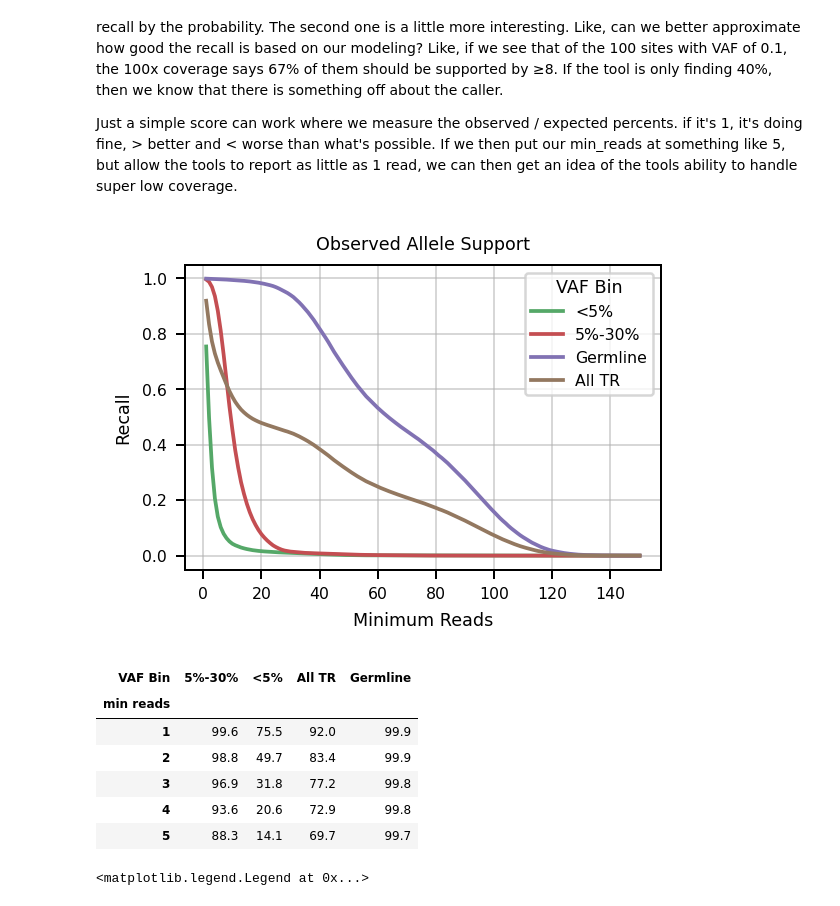
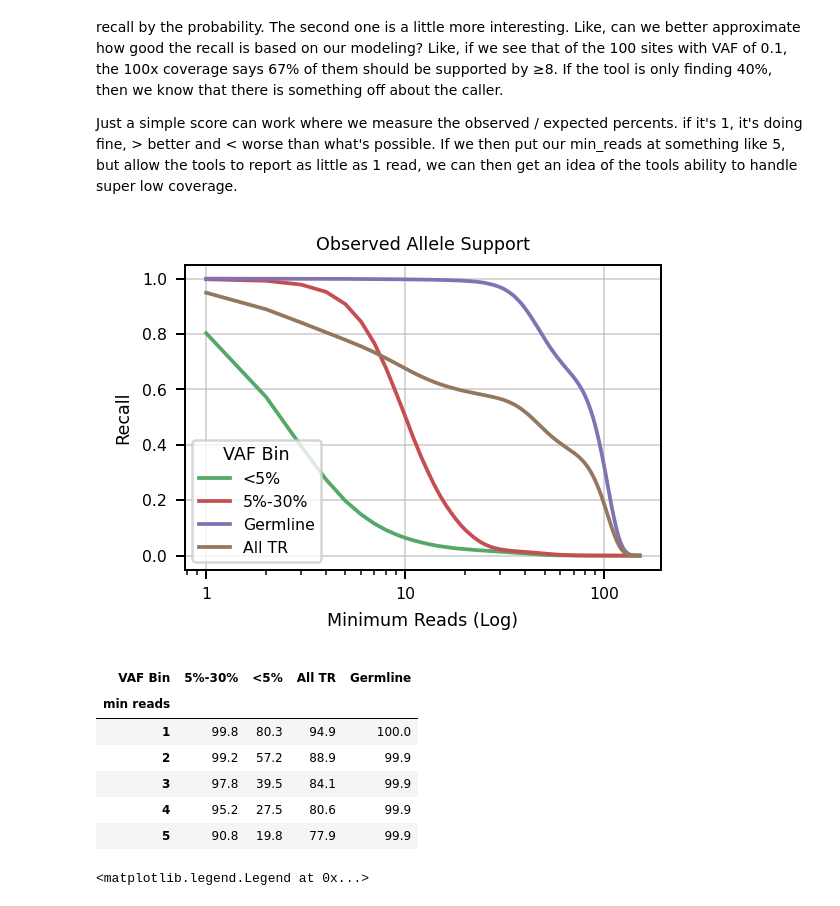
Before and after one commit to BCM-HGSC/SMaHT_MIMS, a Jupyter notebook: coverage_calculator/ModelingVAFx.ipynb, the cells around one changed output. Drawn from its saved outputs; the diff is of its cells as text; code cells hidden in the pictures.

```diff
--- a/coverage_calculator/ModelingVAFx.ipynb
+++ b/coverage_calculator/ModelingVAFx.ipynb
@@ -20,8 +20,9 @@ Just a simple score can work where we measure the observed / expected percents.
 import pandas as pd
 import seaborn as sb
 import matplotlib.pyplot as plt
+from matplotlib.ticker import ScalarFormatter
 
-full_data = pd.read_parquet("../allele_delta/data/hapmix.allele_delta.hifi.WashU.pq")
+full_data = pd.read_parquet("../analysis/allele_delta/data/hapmix.allele_delta.hifi.WashU.pq")
 #measure = full_data[(full_data['observed_vaf'] != 0)
 #           ].sample(5000, random_state=20)
 measure = full_data
@@ -89,36 +90,38 @@ plt.rcParams.update({
     "xtick.labelsize": font_size * 0.9,
     "ytick.labelsize": font_size * 0.9,
     "legend.fontsize": font_size * 0.9,
 })
 
 fig, ax = plt.subplots(nrows=1,
                        ncols=1,
                        #figsize=(5 * len(files), 5),
                        figsize=(3.25, 2.4), # For hifi.washu
                        squeeze=False,
                        sharex='row',
                        sharey='row',
                        dpi=180,
                       )
 
 p = sb.lineplot(data=obs_dis,
                 x="min reads",
                 y="recall",
                 hue='VAF Bin',
                 hue_order=['<5%', '5%-30%', 'Germline', 'All TR'],
                 zorder=2,
                 ax = ax[0][0],
                palette=palette[2:-2],
                )
-_ = p.set(ylabel="Recall", xlabel="Minimum Reads",
+_ = p.set(ylabel="Recall", xlabel="Minimum Reads (Log)",
           title=f"Observed Allele Support",
          )
 plt.grid(alpha=0.5)
 plt.tight_layout()
-plt.savefig("Figure2c.pdf")
+plt.xscale('log')
+ax[0][0].xaxis.set_major_formatter(ScalarFormatter())
+plt.savefig("Figure2c_log.pdf")
 plt.show()
 # %% [output]
-[figure, old version]
+[figure, new version]
 # %%
 view = obs_dis[obs_dis['min reads'].between(1,5)]
 view = view.melt(id_vars = ['min reads', 'VAF Bin'], value_vars=['recall'])
@@ -126,11 +129,11 @@ view = view.melt(id_vars = ['min reads', 'VAF Bin'], value_vars=['recall'])
 # %% [output]
 | VAF Bin | 5%-30% | <5% | All TR | Germline |
 | min reads |  |  |  |  |
-| 1 | 99.6 | 75.5 | 92.0 | 99.9 |
-| 2 | 98.8 | 49.7 | 83.4 | 99.9 |
-| 3 | 96.9 | 31.8 | 77.2 | 99.8 |
-| 4 | 93.6 | 20.6 | 72.9 | 99.8 |
-| 5 | 88.3 | 14.1 | 69.7 | 99.7 |
+| 1 | 99.8 | 80.3 | 94.9 | 100.0 |
+| 2 | 99.2 | 57.2 | 88.9 | 99.9 |
+| 3 | 97.8 | 39.5 | 84.1 | 99.9 |
+| 4 | 95.2 | 27.5 | 80.6 | 99.9 |
+| 5 | 90.8 | 19.8 | 77.9 | 99.9 |
 # %%
 import math
 import numpy as np
```
Also changed, not shown: parts of 8 cells of this notebook, 2 other files.
